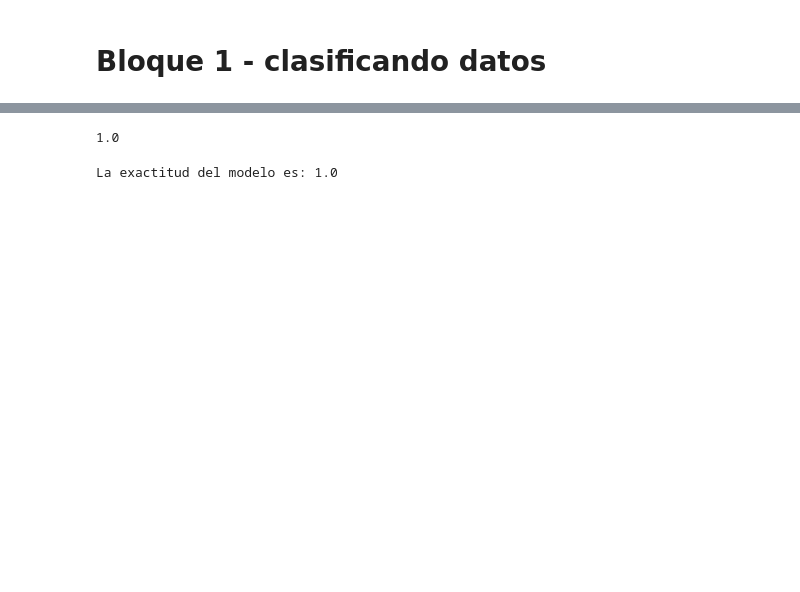
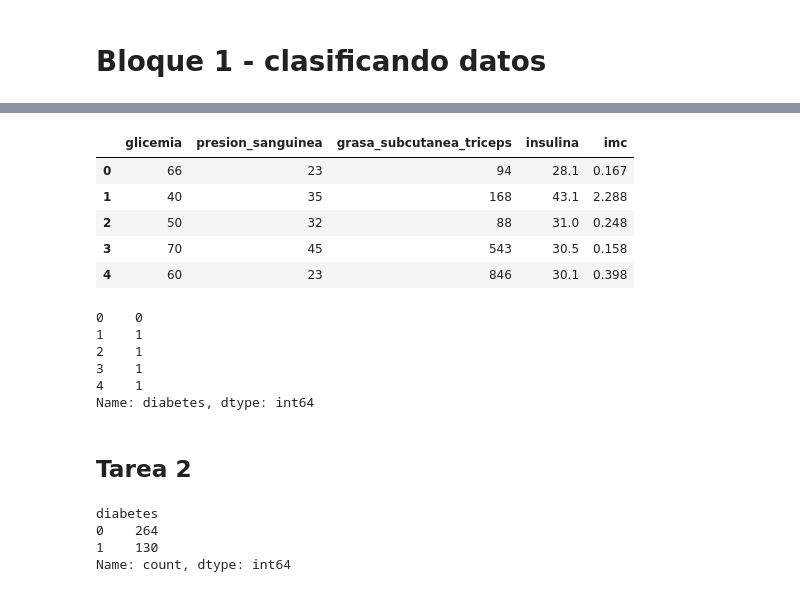
Before and after one commit to Liuz8/Estadisticas_y_Machine_Learning, a Jupyter notebook: desafio.ipynb, the cells around one changed output, grey strips where cells are left out. Cells and saved outputs as stored; diff of their text form; code cells hidden in the pictures; blank space fills up the shorter version.

```diff
--- a/desafio.ipynb
+++ b/desafio.ipynb
@@ -16,16 +44,34 @@ df = pd.read_csv('prestacar.csv')
 # %%
-X = df.drop(columns='moroso',axis=1)
-y = df.moroso
+X = df.drop(columns='diabetes',axis=1)
+y = df.diabetes
-# %%
-modeloRandomTree = RandomForestClassifier()
-modeloRandomTree.fit(X,y)
-modeloRandomTree.score(X,y)
-# %% [output]
-1.0
-# %%
-print(f'La exactitud del modelo es: {modeloRandomTree.score(X,y)}')
-# %% [output]
-La exactitud del modelo es: 1.0
+# %%
+X.head()
+# %% [output]
+|  | glicemia | presion_sanguinea | grasa_subcutanea_triceps | insulina | imc |
+| 0 | 66 | 23 | 94 | 28.1 | 0.167 |
+| 1 | 40 | 35 | 168 | 43.1 | 2.288 |
+| 2 | 50 | 32 | 88 | 31.0 | 0.248 |
+| 3 | 70 | 45 | 543 | 30.5 | 0.158 |
+| 4 | 60 | 23 | 846 | 30.1 | 0.398 |
+# %%
+y.head()
+# %% [output]
+0    0
+1    1
+2    1
+3    1
+4    1
+Name: diabetes, dtype: int64
+# %% [markdown]
+## Tarea 2
 # %%
 from sklearn.model_selection import train_test_split
+# %%
+# esto es para saber cuan desproporcionado estan los numeros
+y.value_counts().sort_index()
+# %% [output]
+diabetes
+0    264
+1    130
+Name: count, dtype: int64
 # %%
```
Also changed, not shown: parts of 22 cells of this notebook, 1 other file.
